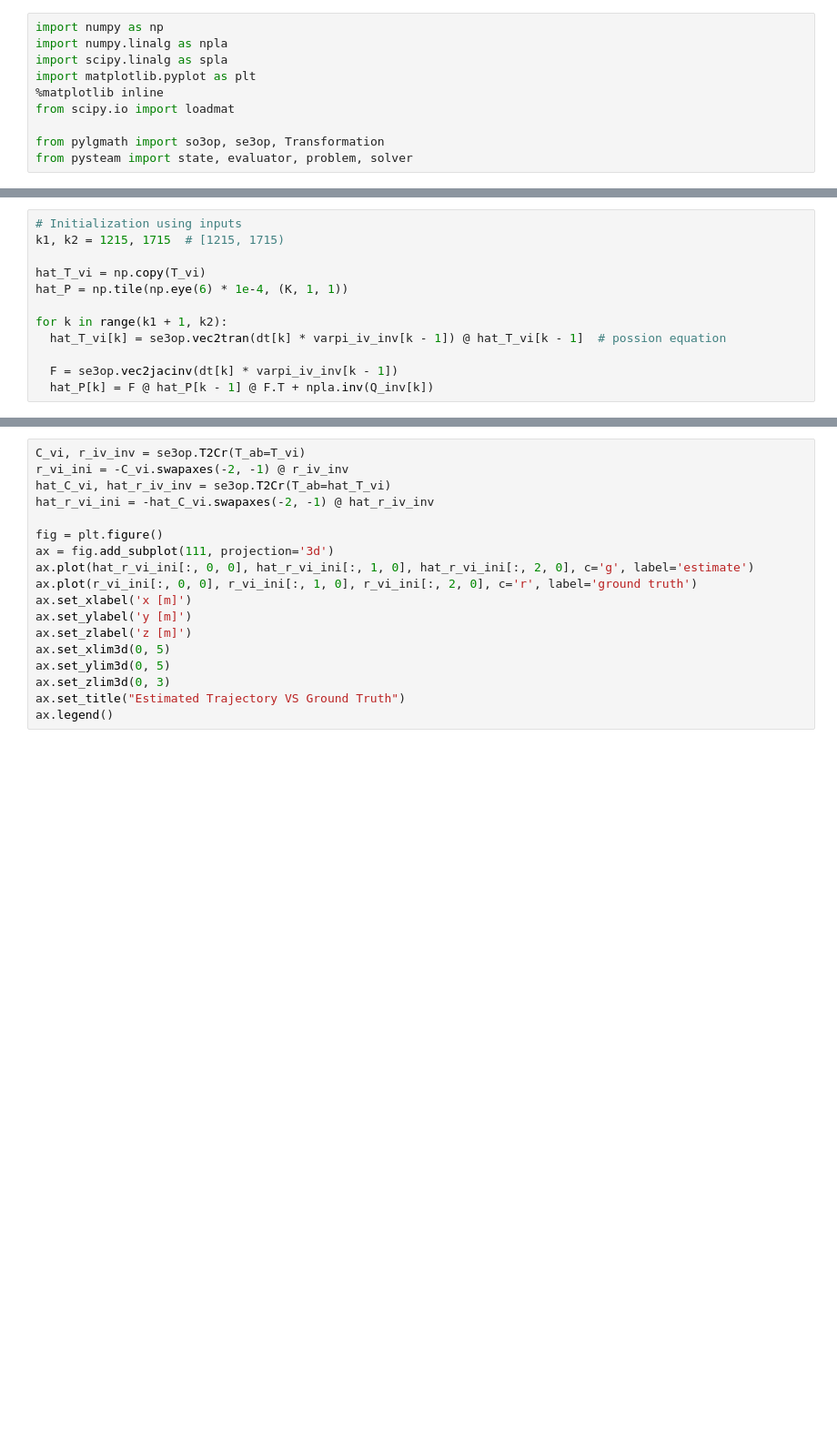
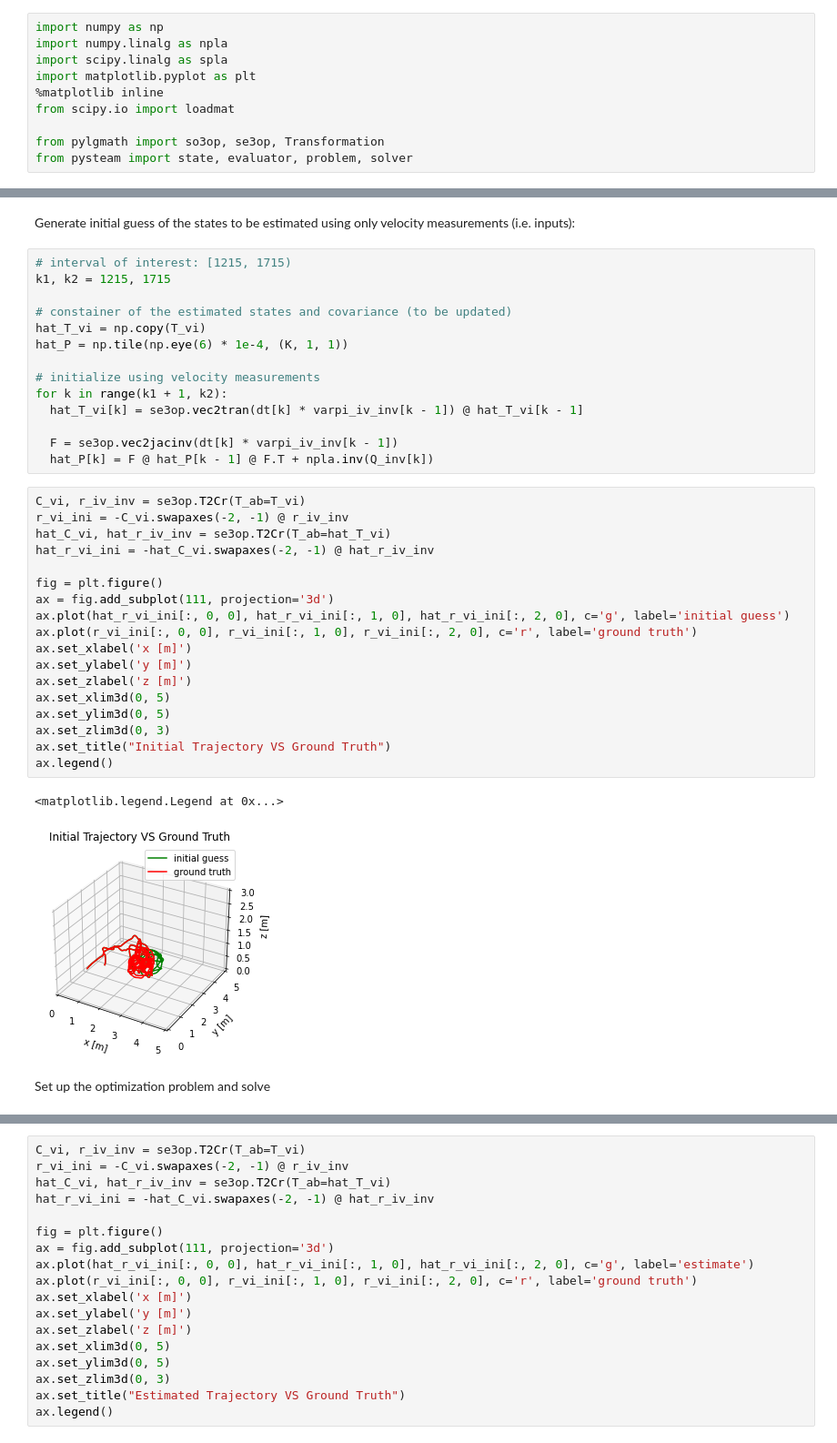
Before and after one commit to utiasASRL/pysteam, a Jupyter notebook: tutorials/StarryNightDatasetExample.ipynb, the cells around one changed output, grey strips where cells are left out. Shown at 91% size. Cells and saved outputs as stored; diff of their text form; blank space fills up the shorter version.

```diff
--- a/tutorials/StarryNightDatasetExample.ipynb
+++ b/tutorials/StarryNightDatasetExample.ipynb
@@ -57,16 +59,43 @@ y_mask = np.where(y_k_j == -1, 0, 1)[..., 0, 0]  # measurement mask as (K, 20) a
 y_var = data["y_var"]
 y_var_inv = np.reciprocal(y_var.squeeze())
 R_inv = np.diag(y_var_inv)
+# %% [markdown]
+Generate initial guess of the states to be estimated using only velocity measurements (i.e. inputs):
 # %%
-# Initialization using inputs
-k1, k2 = 1215, 1715  # [1215, 1715)
+# interval of interest: [1215, 1715)
+k1, k2 = 1215, 1715
 
+# constainer of the estimated states and covariance (to be updated)
 hat_T_vi = np.copy(T_vi)
 hat_P = np.tile(np.eye(6) * 1e-4, (K, 1, 1))
 
+# initialize using velocity measurements
 for k in range(k1 + 1, k2):
-  hat_T_vi[k] = se3op.vec2tran(dt[k] * varpi_iv_inv[k - 1]) @ hat_T_vi[k - 1]  # possion equation
+  hat_T_vi[k] = se3op.vec2tran(dt[k] * varpi_iv_inv[k - 1]) @ hat_T_vi[k - 1]
 
   F = se3op.vec2jacinv(dt[k] * varpi_iv_inv[k - 1])
   hat_P[k] = F @ hat_P[k - 1] @ F.T + npla.inv(Q_inv[k])
+# %%
+C_vi, r_iv_inv = se3op.T2Cr(T_ab=T_vi)
+r_vi_ini = -C_vi.swapaxes(-2, -1) @ r_iv_inv
+hat_C_vi, hat_r_iv_inv = se3op.T2Cr(T_ab=hat_T_vi)
+hat_r_vi_ini = -hat_C_vi.swapaxes(-2, -1) @ hat_r_iv_inv
+
+fig = plt.figure()
+ax = fig.add_subplot(111, projection='3d')
+ax.plot(hat_r_vi_ini[:, 0, 0], hat_r_vi_ini[:, 1, 0], hat_r_vi_ini[:, 2, 0], c='g', label='initial guess')
+ax.plot(r_vi_ini[:, 0, 0], r_vi_ini[:, 1, 0], r_vi_ini[:, 2, 0], c='r', label='ground truth')
+ax.set_xlabel('x [m]')
+ax.set_ylabel('y [m]')
+ax.set_zlabel('z [m]')
+ax.set_xlim3d(0, 5)
+ax.set_ylim3d(0, 5)
+ax.set_zlim3d(0, 3)
+ax.set_title("Initial Trajectory VS Ground Truth")
+ax.legend()
+# %% [output]
+<matplotlib.legend.Legend at 0x...>
+[figure, added]
+# %% [markdown]
+Set up the optimization problem and solve
 # %%
```
Also changed, not shown: parts of 3 cells of this notebook, 4 other files.
